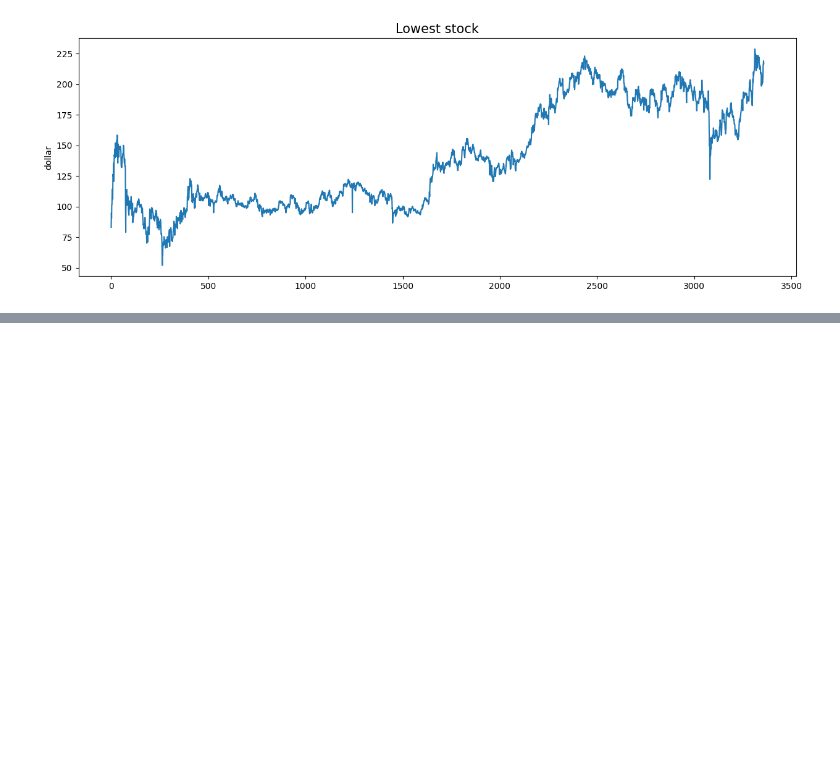
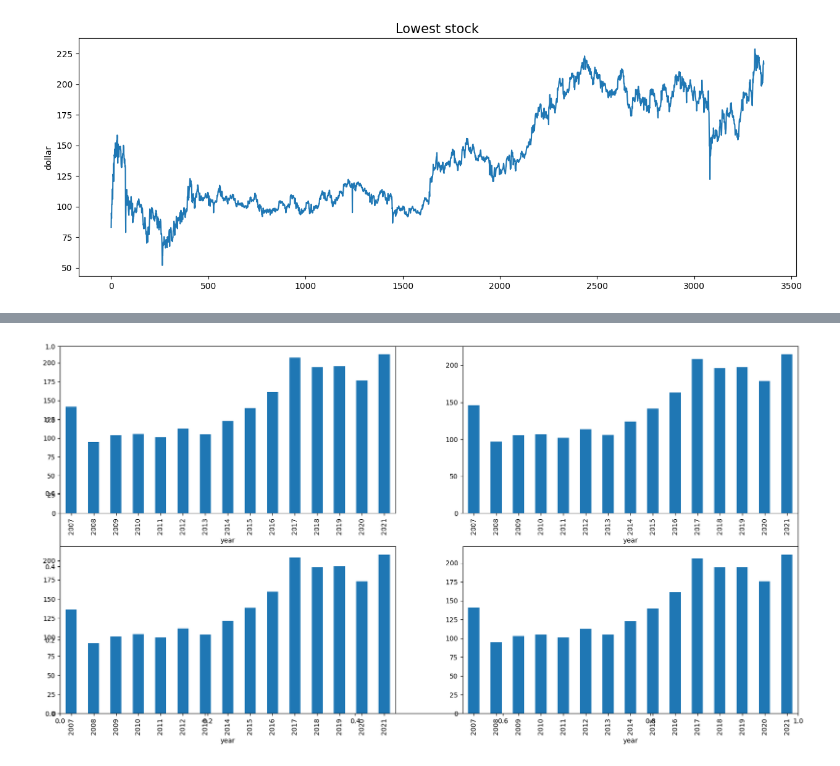
Before and after one commit to heronhoga/stock-prediction, a Jupyter notebook: prediction.ipynb, the cells around one changed output, grey strips where cells are left out. Cells and saved outputs as stored; diff of their text form; code cells hidden in the pictures; blank space fills up the shorter version.

```diff
--- a/prediction.ipynb
+++ b/prediction.ipynb
@@ -40,0 +98,8 @@ plt.show()
+# %%
+splitted = df['Date'].str.split('-', expand=True)
+
+df['day'] = splitted[2].astype('int')
+df['month'] = splitted[1].astype('int')
+df['year'] = splitted[0].astype('int')
+
+df.head()
@@ -40,0 +113,3 @@ plt.show()
+# %%
+df['is_quarter_end'] = np.where(df['month']%3==0,1,0)
+df.head()
@@ -40,0 +123,10 @@ plt.show()
+# %%
+data_grouped = df.drop('Date', axis=1).groupby('year').mean(numeric_only=True)
+plt.subplots(figsize=(20,10))
+
+for i, col in enumerate(['Open', 'High', 'Low', 'Close']):
+  plt.subplot(2,2,i+1)
+  data_grouped[col].plot.bar()
+plt.show()
+# %% [output]
+[figure, added]
```
Also changed, not shown: parts of 15 cells of this notebook.
